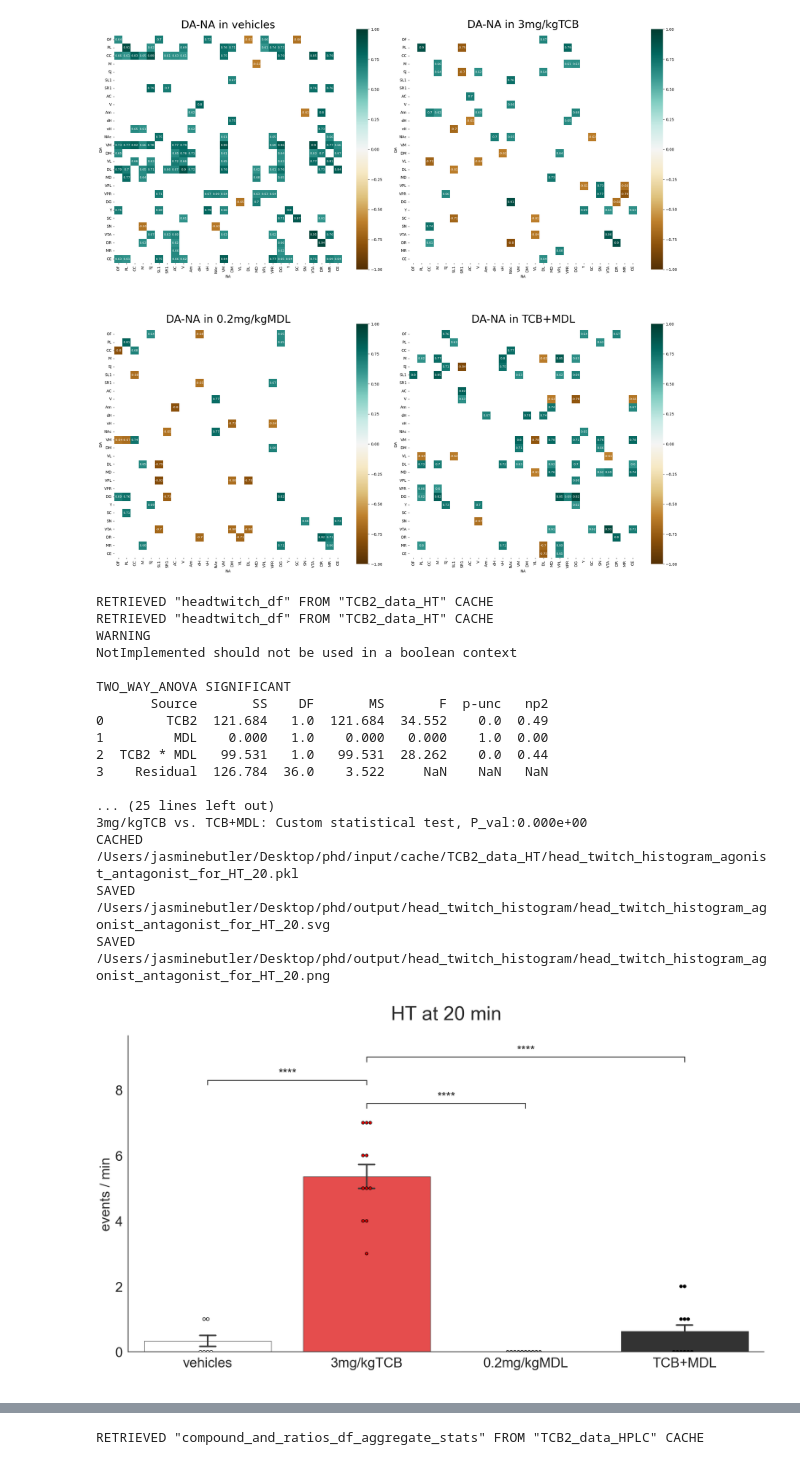
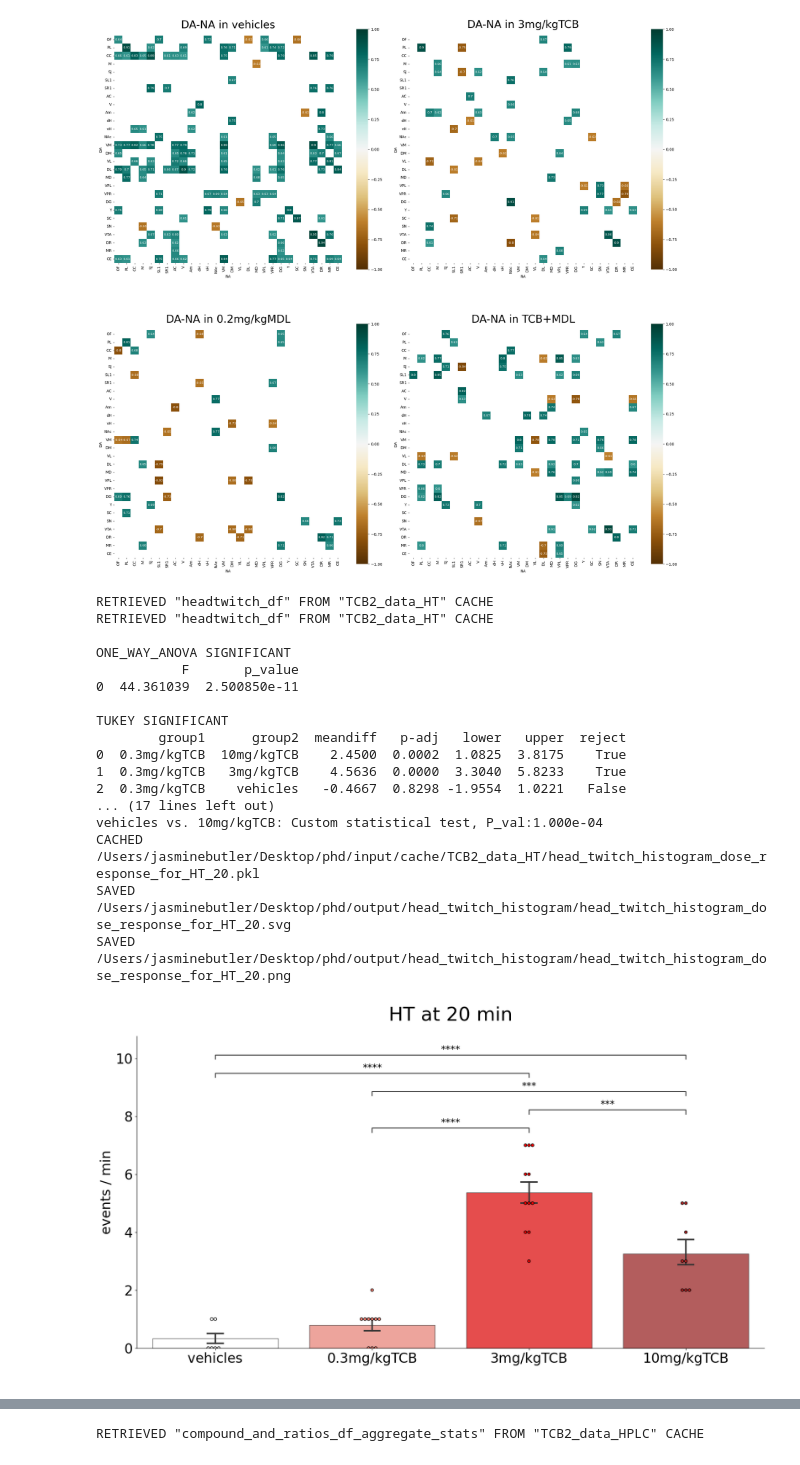
Before and after one commit to remicorne/phd, a Jupyter notebook: RUN.ipynb, the cells around one changed output, grey strips where cells are left out. Cells and saved outputs as stored; diff of their text form; code cells hidden in the pictures.

```diff
--- a/RUN.ipynb
+++ b/RUN.ipynb
@@ -254,34 +257,34 @@ SAVED /Users/jasminebutler/Desktop/phd/output/correlogram/agonist_antagonist_com
 # %%
 #BEHQVIOR (HT / ES) #REMI need to intergrate stats logic, outliers, prompts and building multiple at once
 headTwitchHistogram(
     HT_filename,
-    experiment='agonist_antagonist',
+    experiment='dose_response',
     vairable='HT_20',
     outlier_test=None,
     p_value_threshold=0.05,
     from_scratch=True,
 )
 
 # subselectDf(getHeadTwitchDf(HT_filename), {"treatment": "0.2mg/kgMDL", "experiment": "agonist_antagonist"})
 # %% [output]
 RETRIEVED "headtwitch_df" FROM "TCB2_data_HT" CACHE
 RETRIEVED "headtwitch_df" FROM "TCB2_data_HT" CACHE
-WARNING
-NotImplemented should not be used in a boolean context
 
-TWO_WAY_ANOVA SIGNIFICANT
-       Source       SS    DF       MS       F  p-unc   np2
-0        TCB2  121.684   1.0  121.684  34.552    0.0  0.49
-1         MDL    0.000   1.0    0.000   0.000    1.0  0.00
-2  TCB2 * MDL   99.531   1.0   99.531  28.262    0.0  0.44
-3    Residual  126.784  36.0    3.522     NaN    NaN   NaN
+ONE_WAY_ANOVA SIGNIFICANT
+           F       p_value
+0  44.361039  2.500850e-11
 
-... (25 lines left out)
-3mg/kgTCB vs. TCB+MDL: Custom statistical test, P_val:0.000e+00
-CACHED /Users/jasminebutler/Desktop/phd/input/cache/TCB2_data_HT/head_twitch_histogram_agonist_antagonist_for_HT_20.pkl
-SAVED /Users/jasminebutler/Desktop/phd/output/head_twitch_histogram/head_twitch_histogram_agonist_antagonist_for_HT_20.svg
-SAVED /Users/jasminebutler/Desktop/phd/output/head_twitch_histogram/head_twitch_histogram_agonist_antagonist_for_HT_20.png
+TUKEY SIGNIFICANT
+        group1      group2  meandiff   p-adj   lower   upper  reject
+0  0.3mg/kgTCB  10mg/kgTCB    2.4500  0.0002  1.0825  3.8175    True
+1  0.3mg/kgTCB   3mg/kgTCB    4.5636  0.0000  3.3040  5.8233    True
+2  0.3mg/kgTCB    vehicles   -0.4667  0.8298 -1.9554  1.0221   False
+... (17 lines left out)
+vehicles vs. 10mg/kgTCB: Custom statistical test, P_val:1.000e-04
+CACHED /Users/jasminebutler/Desktop/phd/input/cache/TCB2_data_HT/head_twitch_histogram_dose_response_for_HT_20.pkl
+SAVED /Users/jasminebutler/Desktop/phd/output/head_twitch_histogram/head_twitch_histogram_dose_response_for_HT_20.svg
+SAVED /Users/jasminebutler/Desktop/phd/output/head_twitch_histogram/head_twitch_histogram_dose_response_for_HT_20.png
-[figure, old version]
+[figure, new version]
 # %%
 #SUBSELECT RAW DATA
 
```
Also changed, not shown: parts of 2 cells of this notebook, 2 other files.
